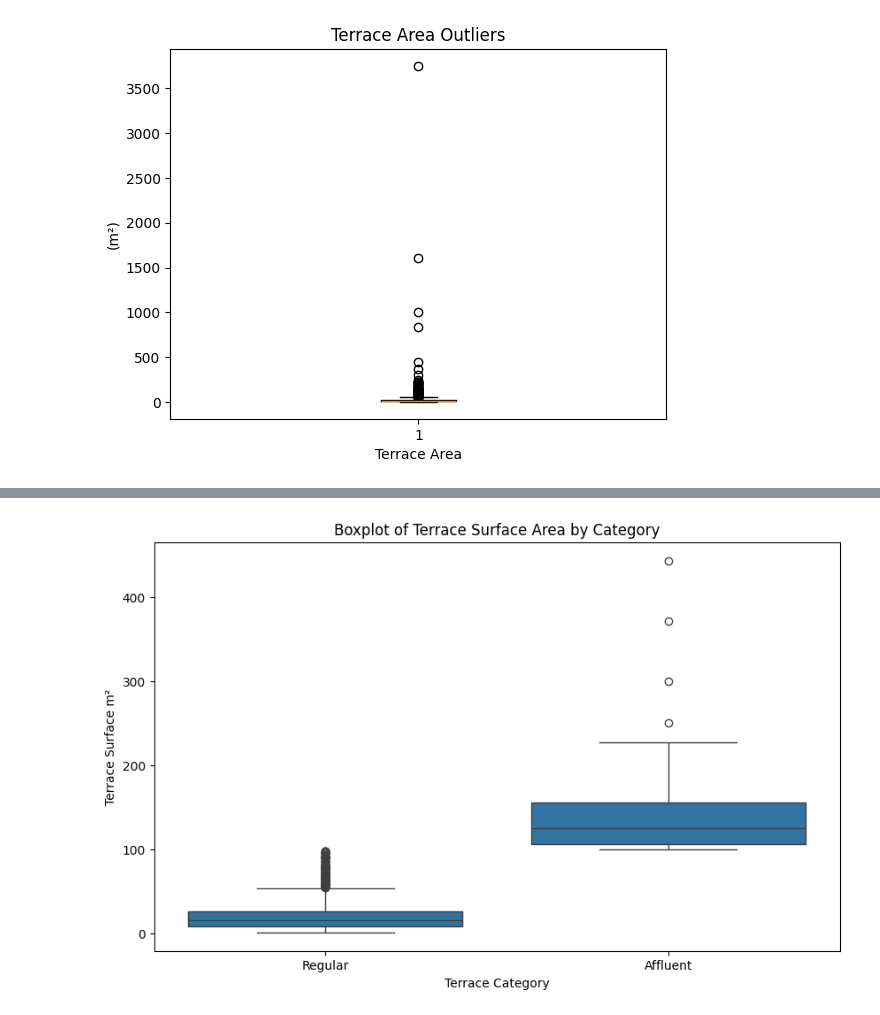
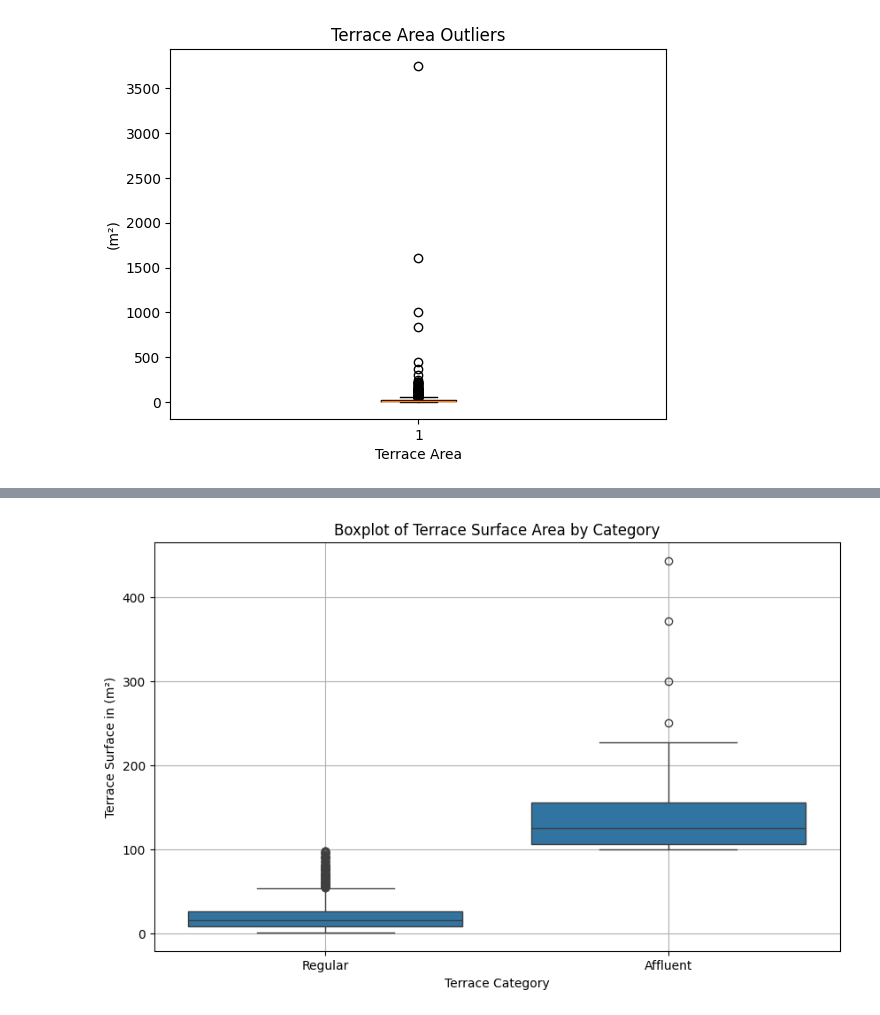
Before and after one commit to Kevin-Van-Hoorebeek/immoeliza_data_analysis, a Jupyter notebook: Analysis/Kev_notebook.ipynb, the cells around one changed output, grey strips where cells are left out. Saved outputs shown, nothing was run; the diff lists cells and outputs as text; code cells hidden in the pictures.

```diff
--- a/Analysis/Kev_notebook.ipynb
+++ b/Analysis/Kev_notebook.ipynb
@@ -5,27 +9,25 @@ from sklearn.preprocessing import LabelEncoder
 import matplotlib.pyplot as plt
 import seaborn as sns
 
+
 # Load the cleaned data
 kelli_data = pd.read_csv('../Data/Cleaned/sanitized_property_listings_Kelli_final.csv')
-final_data = kelli_data[kelli_data['Price'] < 1000000]
+final_data = kelli_data[kelli_data['Price'] < 1000000].copy()  # Use .copy() to avoid SettingWithCopyWarning
 
 print(final_data.columns)
 
-
-# Display the first 10 rows of the dataset
+# Display the first 50 rows of the dataset
 final_data.head(50)
 
-# Get counts of unique values for building condition and property type
+# Count unique values for building condition and property type
 condition_counts = final_data['Building condition'].value_counts()
 property_counts = final_data['Property type'].value_counts()
 
-# Print the counts if needed for inspection
-
+# Print the counts
 # print("Building Condition Counts:\n", condition_counts)
-
 # print("Property Type Counts:\n", property_counts)
 
-# Initialize the LabelEncoder
+# Initialize the LabelEncoders
 label_encoder_property_type = LabelEncoder()
 label_encoder_condition = LabelEncoder()
 
@@ -36,10 +38,12 @@ final_data['Encoded Building Condition'] = label_encoder_condition.fit_transform
 # Show the updated DataFrame with encoded columns
 print(final_data[['Property type', 'Encoded Property Type', 'Building condition', 'Encoded Building Condition']].head(50))
 
+# Correct inverse transformation
 original_conditions = label_encoder_condition.inverse_transform(final_data['Encoded Building Condition'])
-print(original_conditions)
 original_types = label_encoder_property_type.inverse_transform(final_data['Encoded Property Type'])
-print(original_types)
+
+print("Original Building Conditions:\n", original_conditions)
+print("Original Property Types:\n", original_types)
 # %% [output]
 Index(['Unnamed: 0', 'Property ID', 'Locality data', 'Price', 'Property type',
        'Number of bedrooms', 'Living area m²', 'Equipped kitchen', 'Furnished',
@@ -234,27 +243,28 @@ Outliers:
 # %%
 # final_data.head(20)
 # df_rediculousterrace = terrace_surface_cleaned.sort_values(by='Terrace surface m²', ascending=False)
 # print(df_rediculousterrace)
 
 '''
 Terrace surface subcategories
 
 '''
 
 import seaborn as sns
 
 bins = [0, 100, 500]
 labels = ['Regular', 'Affluent']
 
 # Categorize the terrace area
 terrace_surface_cleaned.loc[:, 'Terrace_Category'] = pd.cut(terrace_surface_cleaned['Terrace surface m²'], bins=bins, labels=labels, right=False)
 
 # Create a boxplot
 plt.figure(figsize=(10, 6))
 sns.boxplot(data=terrace_surface_cleaned, x='Terrace_Category', y='Terrace surface m²')
 plt.title('Boxplot of Terrace Surface Area by Category')
 plt.xlabel('Terrace Category')
-plt.ylabel('Terrace Surface m²')
+plt.grid(True)
+plt.ylabel('Terrace Surface in (m²)')
 plt.show()
 # %% [output]
-[figure, old version]
+[figure, new version]
```
Also changed, not shown: parts of 10 cells of this notebook.
